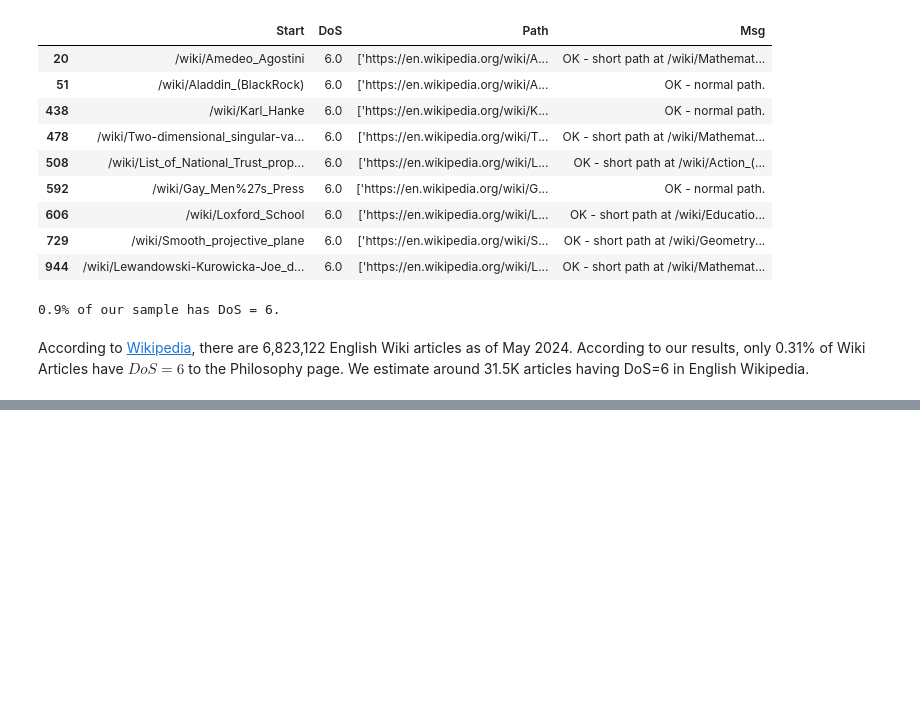
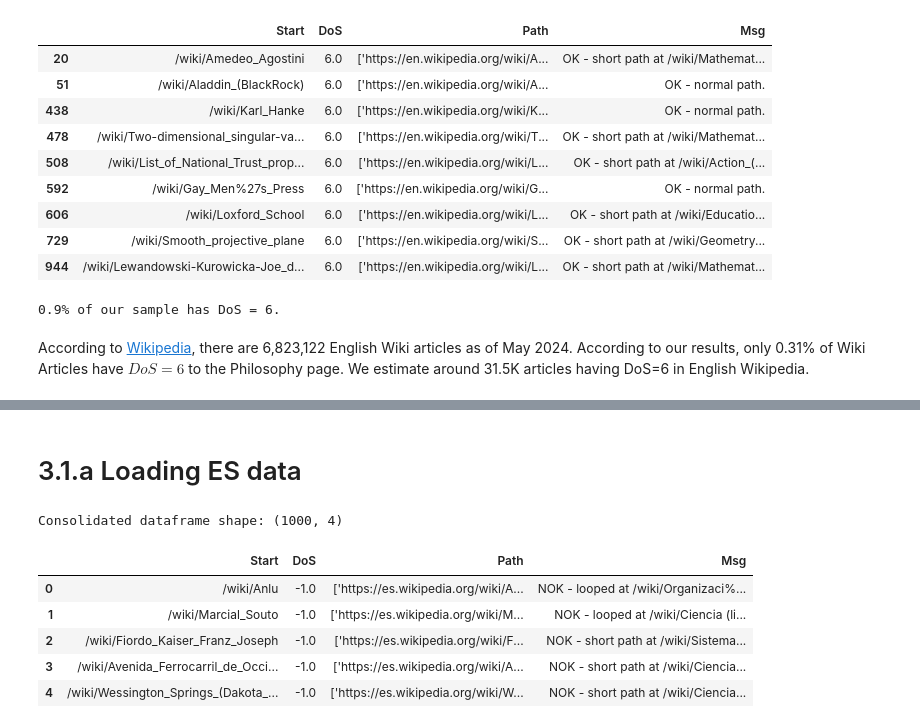
Before and after one commit to jrenzodorado/LT2_DMW_Lab, a Jupyter notebook: Advanced.ipynb, the cells around one changed output, grey strips where cells are left out. Saved outputs shown, nothing was run; the diff lists cells and outputs as text; code cells hidden in the pictures; blank space fills up the shorter version.

```diff
--- a/Advanced.ipynb
+++ b/Advanced.ipynb
@@ -122,0 +124,13 @@ Estimation of the num of articles with DoS = 6: 47485.84
+# %% [markdown]
+# 3.1.a Loading ES data
+# %%
+es = load_data('es_conso')
+es.head()
+# %% [output]
+Consolidated dataframe shape: (1000, 4)
+|  | Start | DoS | Path | Msg |
+| 0 | /wiki/Anlu | -1.0 | ['https://es.wikipedia.org/wiki/A... | NOK - looped at /wiki/Organizaci%... |
+| 1 | /wiki/Marcial_Souto | -1.0 | ['https://es.wikipedia.org/wiki/M... | NOK - looped at /wiki/Ciencia (li... |
+| 2 | /wiki/Fiordo_Kaiser_Franz_Joseph | -1.0 | ['https://es.wikipedia.org/wiki/F... | NOK - short path at /wiki/Sistema... |
+| 3 | /wiki/Avenida_Ferrocarril_de_Occi... | -1.0 | ['https://es.wikipedia.org/wiki/A... | NOK - short path at /wiki/Ciencia... |
+| 4 | /wiki/Wessington_Springs_(Dakota_... | -1.0 | ['https://es.wikipedia.org/wiki/W... | NOK - short path at /wiki/Ciencia... |
```
Also changed, not shown: parts of 9 cells of this notebook.
